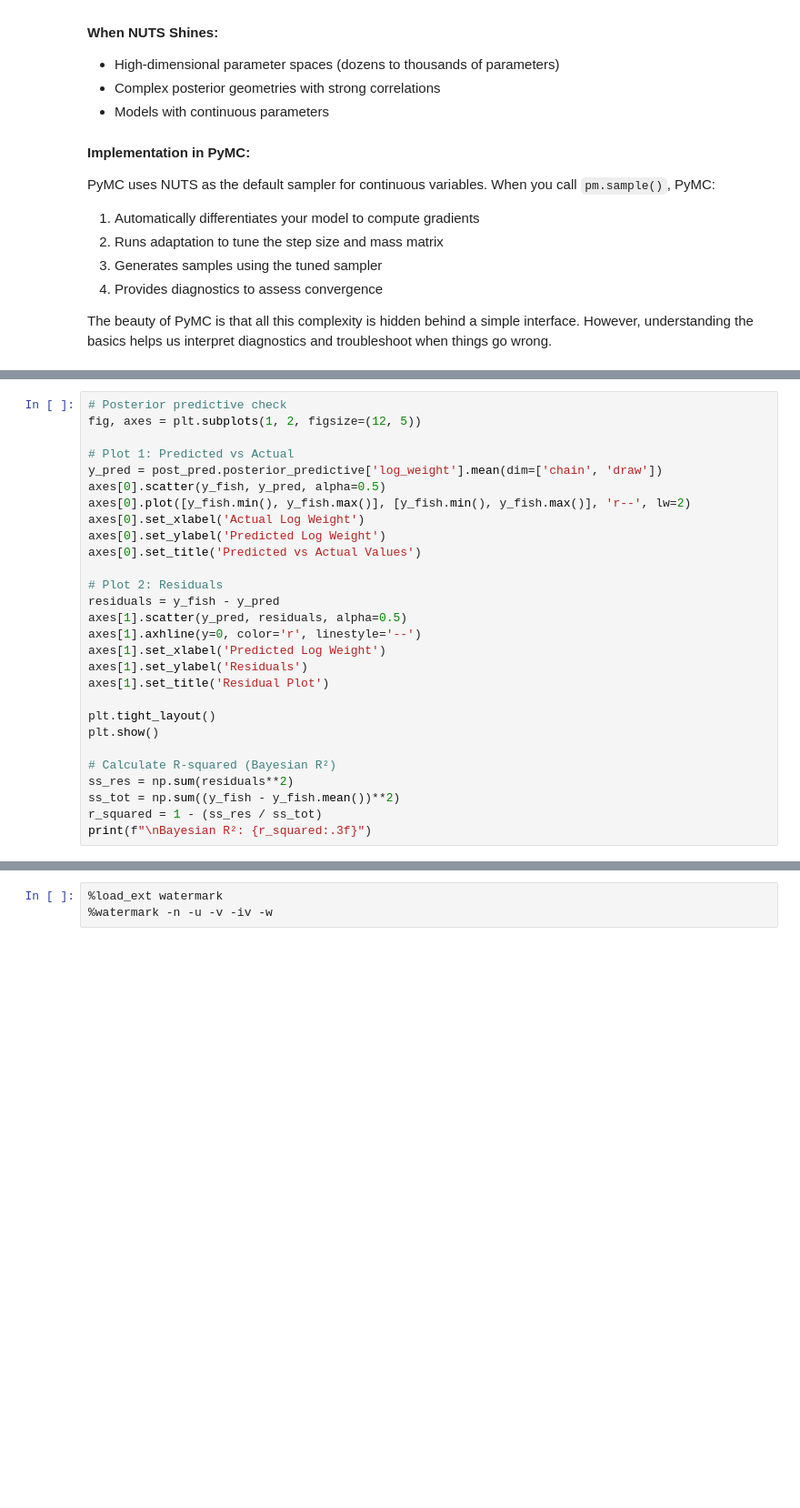
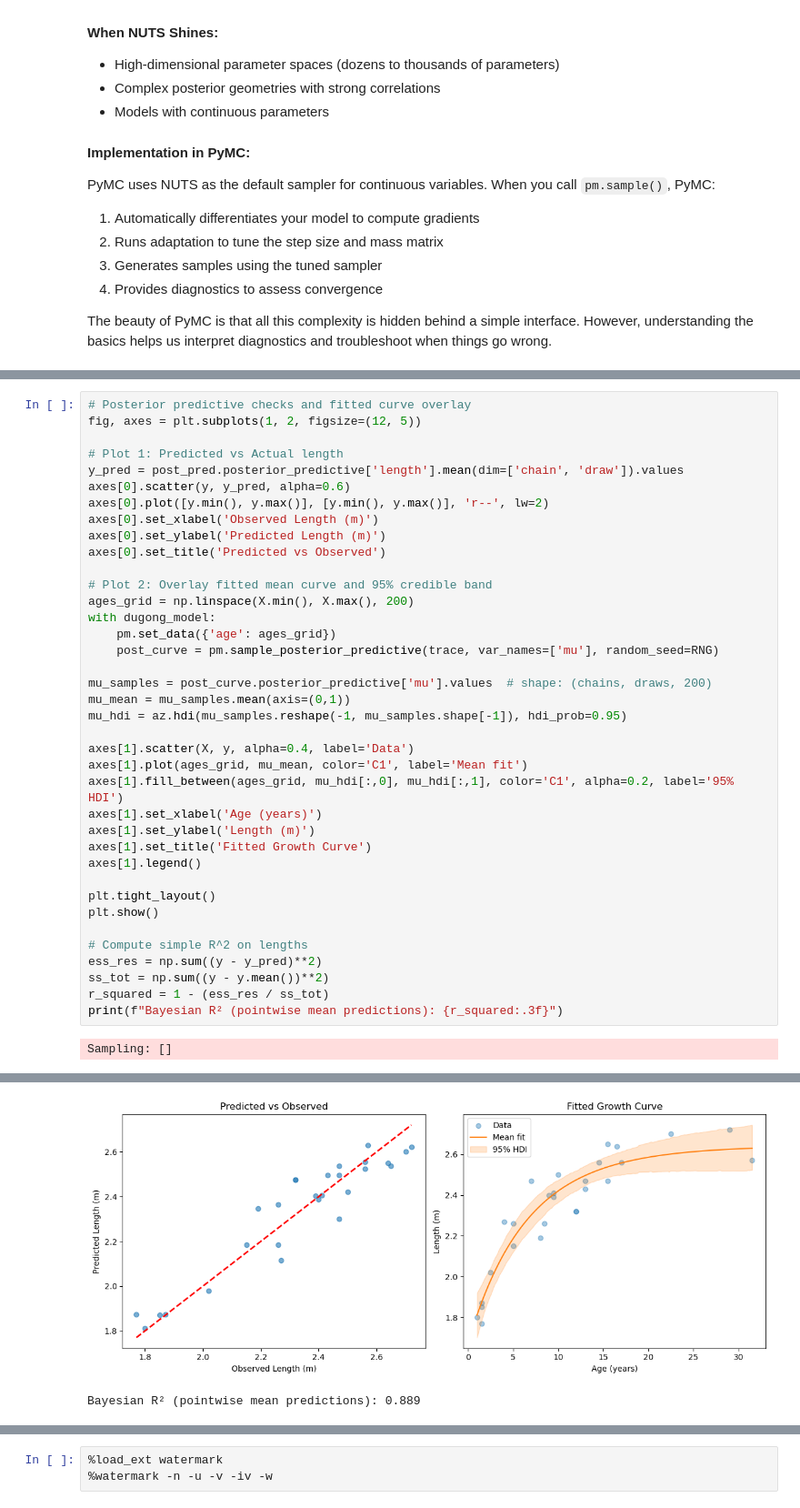
Before and after one commit to fonnesbeck/instats_advanced_bayes, a Jupyter notebook: sessions/Session2-Building_Models_With_PyMC.ipynb, the cells around one changed output, grey strips where cells are left out. Shown at 91% size. Drawn from its saved outputs; the diff is of its cells as text; blank space fills up the shorter version.

```diff
--- a/sessions/Session2-Building_Models_With_PyMC.ipynb
+++ b/sessions/Session2-Building_Models_With_PyMC.ipynb
@@ -827,28 +792,40 @@ A crucial part of Bayesian workflow is checking whether our model adequately cap
 # %%
-# Posterior predictive check
+# Posterior predictive checks and fitted curve overlay
 fig, axes = plt.subplots(1, 2, figsize=(12, 5))
 
-# Plot 1: Predicted vs Actual
-y_pred = post_pred.posterior_predictive['log_weight'].mean(dim=['chain', 'draw'])
-axes[0].scatter(y_fish, y_pred, alpha=0.5)
-axes[0].plot([y_fish.min(), y_fish.max()], [y_fish.min(), y_fish.max()], 'r--', lw=2)
-axes[0].set_xlabel('Actual Log Weight')
-axes[0].set_ylabel('Predicted Log Weight')
-axes[0].set_title('Predicted vs Actual Values')
+# Plot 1: Predicted vs Actual length
+y_pred = post_pred.posterior_predictive['length'].mean(dim=['chain', 'draw']).values
+axes[0].scatter(y, y_pred, alpha=0.6)
+axes[0].plot([y.min(), y.max()], [y.min(), y.max()], 'r--', lw=2)
+axes[0].set_xlabel('Observed Length (m)')
+axes[0].set_ylabel('Predicted Length (m)')
+axes[0].set_title('Predicted vs Observed')
 
-# Plot 2: Residuals
-residuals = y_fish - y_pred
-axes[1].scatter(y_pred, residuals, alpha=0.5)
-axes[1].axhline(y=0, color='r', linestyle='--')
-axes[1].set_xlabel('Predicted Log Weight')
-axes[1].set_ylabel('Residuals')
-axes[1].set_title('Residual Plot')
+# Plot 2: Overlay fitted mean curve and 95% credible band
+ages_grid = np.linspace(X.min(), X.max(), 200)
+with dugong_model:
+    pm.set_data({'age': ages_grid})
+    post_curve = pm.sample_posterior_predictive(trace, var_names=['mu'], random_seed=RNG)
+
+mu_samples = post_curve.posterior_predictive['mu'].values  # shape: (chains, draws, 200)
+mu_mean = mu_samples.mean(axis=(0,1))
+mu_hdi = az.hdi(mu_samples.reshape(-1, mu_samples.shape[-1]), hdi_prob=0.95)
+
+axes[1].scatter(X, y, alpha=0.4, label='Data')
+axes[1].plot(ages_grid, mu_mean, color='C1', label='Mean fit')
+axes[1].fill_between(ages_grid, mu_hdi[:,0], mu_hdi[:,1], color='C1', alpha=0.2, label='95% HDI')
+axes[1].set_xlabel('Age (years)')
+axes[1].set_ylabel('Length (m)')
+axes[1].set_title('Fitted Growth Curve')
+axes[1].legend()
 
 plt.tight_layout()
 plt.show()
 
-# Calculate R-squared (Bayesian R²)
-ss_res = np.sum(residuals**2)
-ss_tot = np.sum((y_fish - y_fish.mean())**2)
-r_squared = 1 - (ss_res / ss_tot)
-print(f"\nBayesian R²: {r_squared:.3f}")
+# Compute simple R^2 on lengths
+ess_res = np.sum((y - y_pred)**2)
+ss_tot = np.sum((y - y.mean())**2)
+r_squared = 1 - (ess_res / ss_tot)
+print(f"Bayesian R² (pointwise mean predictions): {r_squared:.3f}")
+# %% [output]
+Sampling: []
@@ -855,3 +834,5 @@ print(f"\nBayesian R²: {r_squared:.3f}")
+[figure, added]
+Bayesian R² (pointwise mean predictions): 0.889
 # %% [markdown]
 ### Making Predictions with Uncertainty
 
```
Also changed, not shown: parts of 27 cells of this notebook, 4 other files.
